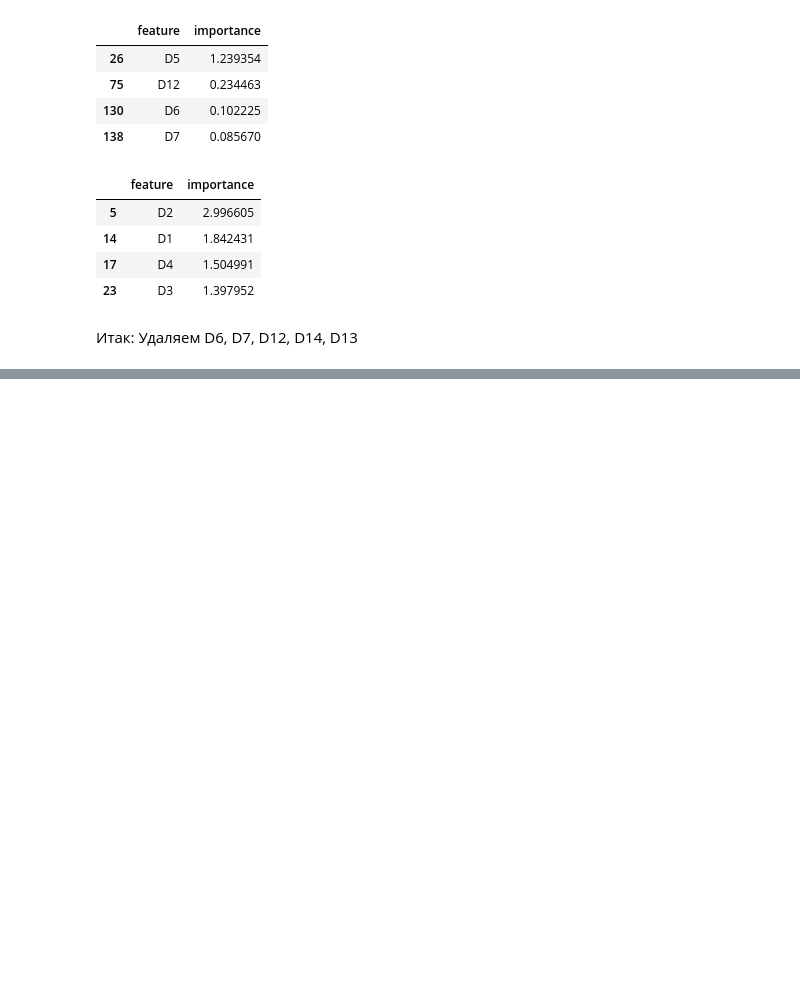
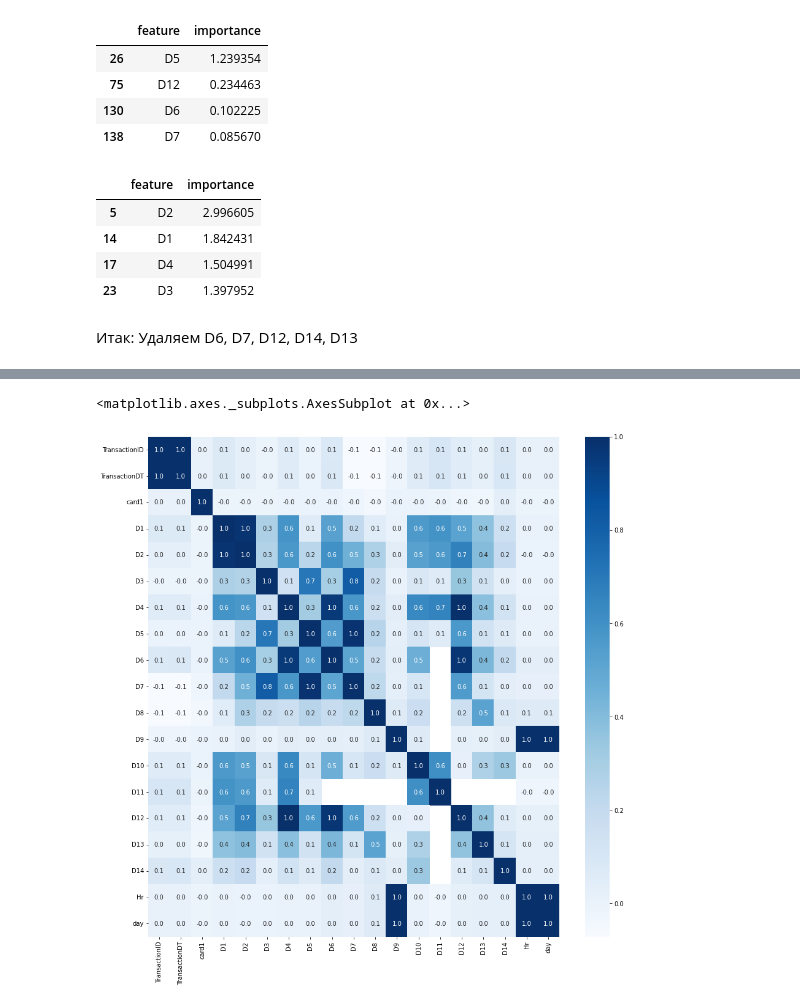
Before and after one commit to ElZho/ElZho, a Jupyter notebook: IsFraud_D_analyse.ipynb, the cells around one changed output, grey strips where cells are left out. Drawn from its saved outputs; the diff is of its cells as text; code cells hidden in the pictures; blank space fills up the shorter version.

```diff
--- a/IsFraud_D_analyse.ipynb
+++ b/IsFraud_D_analyse.ipynb
@@ -532,3 +532,5 @@ feature_imortans_second.query('feature in ("D1", "D2", "D3", "D4")')
 | 23 | D3 | 1.397952 |
 # %% [markdown]
 Итак: Удаляем D6, D7, D12, D14, D13
+# %%
+data_train_full["Hr"] = data_train_full["TransactionDT"]/(60*60)%24//1/24
@@ -534,0 +553,2 @@ feature_imortans_second.query('feature in ("D1", "D2", "D3", "D4")')
+# %%
+data_train_full['day']=data_train_full["TransactionDT"]/(60*60)%24//1
@@ -534,0 +571,6 @@ feature_imortans_second.query('feature in ("D1", "D2", "D3", "D4")')
+# %%
+plt.figure(figsize=(15,15))
+sns.heatmap(data_train_full.corr(),cbar=True,cmap='Blues', annot=True, fmt='.1f')
+# %% [output]
+<matplotlib.axes._subplots.AxesSubplot at 0x...>
+[figure, added]
```
Also changed, not shown: parts of 2 cells of this notebook.
